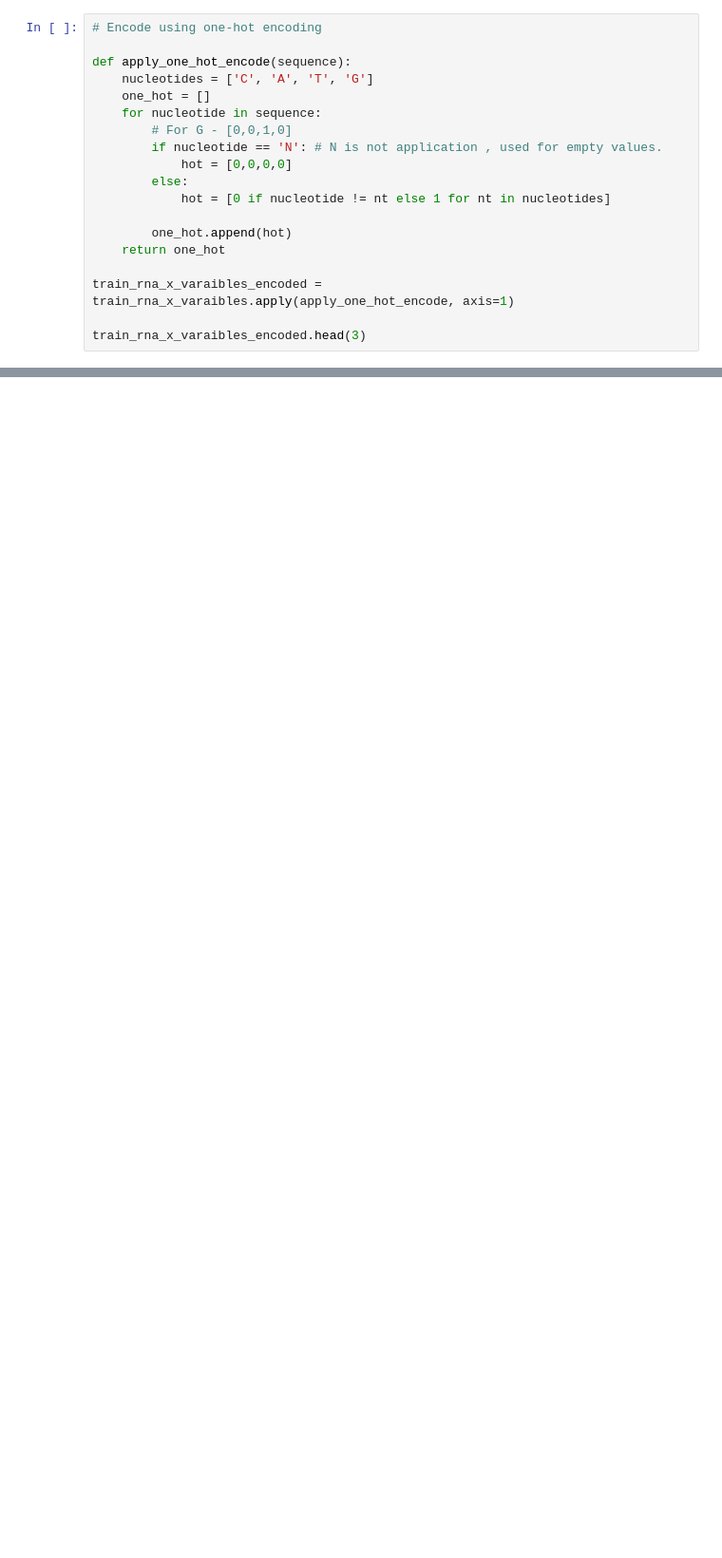
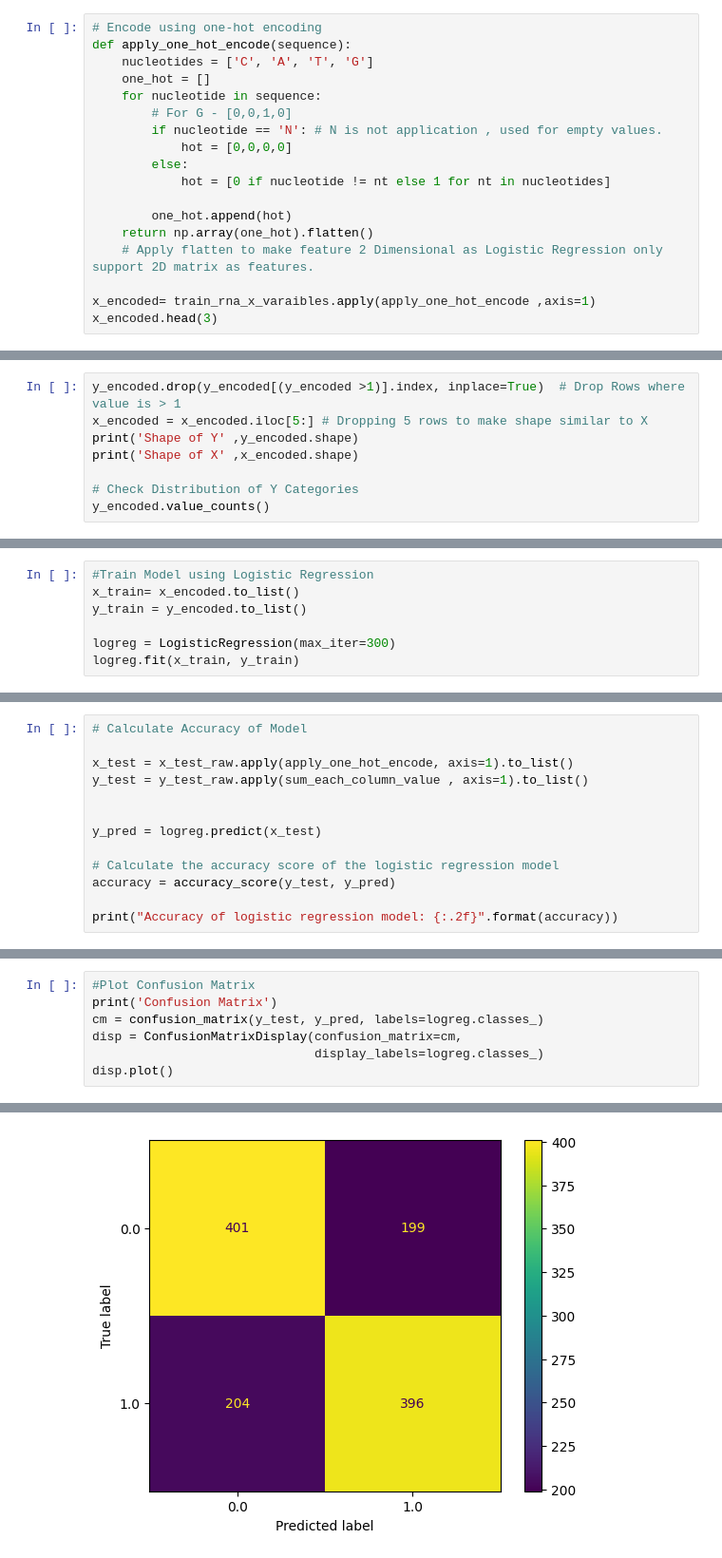
Before and after one commit to shashivish/RNA-ModX, a Jupyter notebook: RNAModXApp/notebooks/model_building/LogisticRegression.ipynb, the cells around one changed output, grey strips where cells are left out. Shown: that part at 95% size. Cells and saved outputs as stored; diff of their text form; blank space fills up the shorter version.

```diff
--- a/RNAModXApp/notebooks/model_building/LogisticRegression.ipynb
+++ b/RNAModXApp/notebooks/model_building/LogisticRegression.ipynb
@@ -10,6 +22,5 @@ train_rna_y_varaibles =  pd.read_csv("../data/train_out.csv")
 # %%
 # Encode using one-hot encoding
-
 def apply_one_hot_encode(sequence):
     nucleotides = ['C', 'A', 'T', 'G']
     one_hot = []
@@ -21,8 +32,8 @@ def apply_one_hot_encode(sequence):
             hot = [0 if nucleotide != nt else 1 for nt in nucleotides]
 
         one_hot.append(hot)
-    return one_hot
+    return np.array(one_hot).flatten()
+    # Apply flatten to make feature 2 Dimensional as Logistic Regression only support 2D matrix as features.
 
-train_rna_x_varaibles_encoded = train_rna_x_varaibles.apply(apply_one_hot_encode, axis=1)
-
-train_rna_x_varaibles_encoded.head(3)
+x_encoded= train_rna_x_varaibles.apply(apply_one_hot_encode ,axis=1)
+x_encoded.head(3)
@@ -45,0 +62,8 @@ ValueError: setting an array element with a sequence.
+# %%
+y_encoded.drop(y_encoded[(y_encoded >1)].index, inplace=True)  # Drop Rows where value is > 1
+x_encoded = x_encoded.iloc[5:] # Dropping 5 rows to make shape similar to X
+print('Shape of Y' ,y_encoded.shape)
+print('Shape of X' ,x_encoded.shape)
+
+# Check Distribution of Y Categories
+y_encoded.value_counts()
@@ -45,0 +78,7 @@ ValueError: setting an array element with a sequence.
+# %%
+#Train Model using Logistic Regression
+x_train= x_encoded.to_list()
+y_train = y_encoded.to_list()
+
+logreg = LogisticRegression(max_iter=300)
+logreg.fit(x_train, y_train)
@@ -45,0 +87,13 @@ ValueError: setting an array element with a sequence.
+# %%
+# Calculate Accuracy of Model
+
+x_test = x_test_raw.apply(apply_one_hot_encode, axis=1).to_list()
+y_test = y_test_raw.apply(sum_each_column_value , axis=1).to_list()
+
+
+y_pred = logreg.predict(x_test)
+
+# Calculate the accuracy score of the logistic regression model
+accuracy = accuracy_score(y_test, y_pred)
+
+print("Accuracy of logistic regression model: {:.2f}".format(accuracy))
@@ -45,0 +102,8 @@ ValueError: setting an array element with a sequence.
+# %%
+#Plot Confusion Matrix
+print('Confusion Matrix')
+cm = confusion_matrix(y_test, y_pred, labels=logreg.classes_)
+disp = ConfusionMatrixDisplay(confusion_matrix=cm,
+                              display_labels=logreg.classes_)
+disp.plot()
+# %% [output]
@@ -45,0 +112 @@ ValueError: setting an array element with a sequence.
+[figure, added]
```
Also changed, not shown: parts of 19 cells of this notebook, 1 other file.
